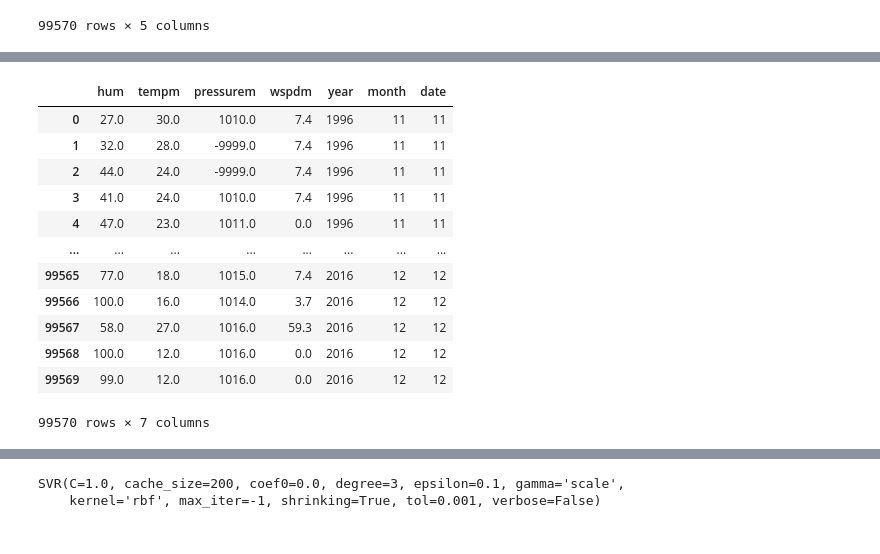
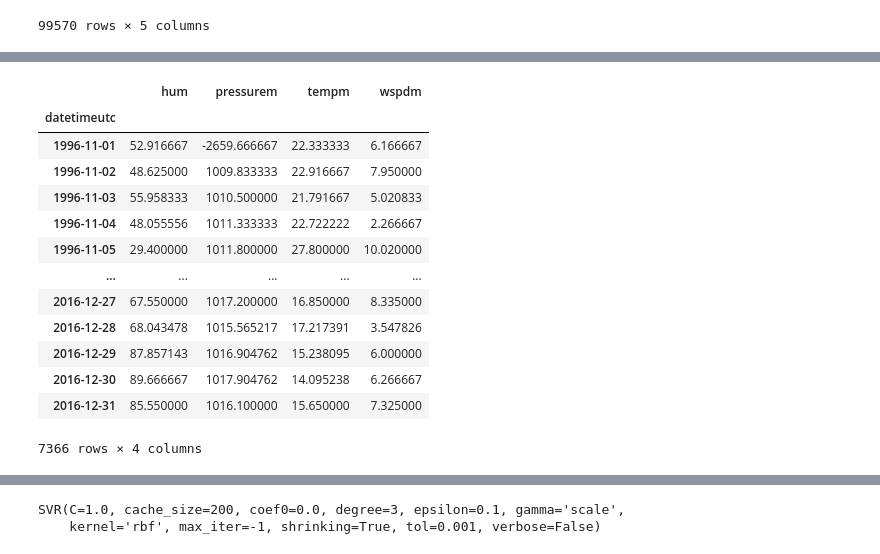
Before and after one commit to i-shitizkhanna/Time-Series-Forecasting, a Jupyter notebook: Support_Vector_Regression.ipynb, the cells around one changed output, grey strips where cells are left out. Drawn from its saved outputs; the diff is of its cells as text; code cells hidden in the pictures.

```diff
--- a/Support_Vector_Regression.ipynb
+++ b/Support_Vector_Regression.ipynb
@@ -188,16 +136,18 @@ dataset_svr=dataset[['hum','tempm','pressurem','wspdm','year','month','date']]
-# %%
-dataset_svr
-# %% [output]
-|  | hum | tempm | pressurem | wspdm | year | month | date |
-| 0 | 27.0 | 30.0 | 1010.0 | 7.4 | 1996 | 11 | 11 |
-| 1 | 32.0 | 28.0 | -9999.0 | 7.4 | 1996 | 11 | 11 |
-| 2 | 44.0 | 24.0 | -9999.0 | 7.4 | 1996 | 11 | 11 |
-| 3 | 41.0 | 24.0 | 1010.0 | 7.4 | 1996 | 11 | 11 |
-| 4 | 47.0 | 23.0 | 1011.0 | 0.0 | 1996 | 11 | 11 |
-| ... | ... | ... | ... | ... | ... | ... | ... |
-| 99565 | 77.0 | 18.0 | 1015.0 | 7.4 | 2016 | 12 | 12 |
-| 99566 | 100.0 | 16.0 | 1014.0 | 3.7 | 2016 | 12 | 12 |
-| 99567 | 58.0 | 27.0 | 1016.0 | 59.3 | 2016 | 12 | 12 |
-| 99568 | 100.0 | 12.0 | 1016.0 | 0.0 | 2016 | 12 | 12 |
-| 99569 | 99.0 | 12.0 | 1016.0 | 0.0 | 2016 | 12 | 12 |
-99570 rows × 7 columns
+# %%
+dataset=dataset.resample("D").mean()
+dataset
+# %% [output]
+|  | hum | pressurem | tempm | wspdm |
+| datetimeutc |  |  |  |  |
+| 1996-11-01 | 52.916667 | -2659.666667 | 22.333333 | 6.166667 |
+| 1996-11-02 | 48.625000 | 1009.833333 | 22.916667 | 7.950000 |
+| 1996-11-03 | 55.958333 | 1010.500000 | 21.791667 | 5.020833 |
+| 1996-11-04 | 48.055556 | 1011.333333 | 22.722222 | 2.266667 |
+| 1996-11-05 | 29.400000 | 1011.800000 | 27.800000 | 10.020000 |
+| ... | ... | ... | ... | ... |
+| 2016-12-27 | 67.550000 | 1017.200000 | 16.850000 | 8.335000 |
+| 2016-12-28 | 68.043478 | 1015.565217 | 17.217391 | 3.547826 |
+| 2016-12-29 | 87.857143 | 1016.904762 | 15.238095 | 6.000000 |
+| 2016-12-30 | 89.666667 | 1017.904762 | 14.095238 | 6.266667 |
+| 2016-12-31 | 85.550000 | 1016.100000 | 15.650000 | 7.325000 |
+7366 rows × 4 columns
```
Also changed, not shown: parts of 28 cells of this notebook.
